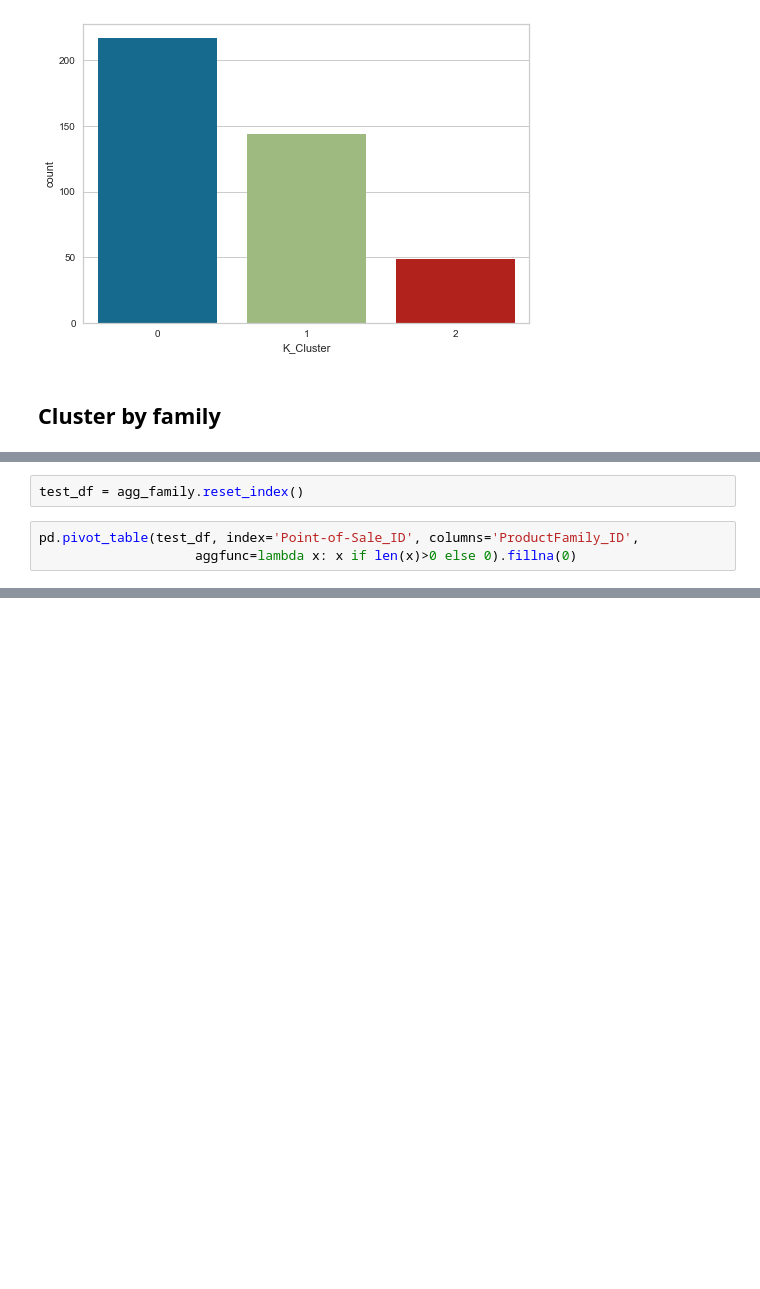
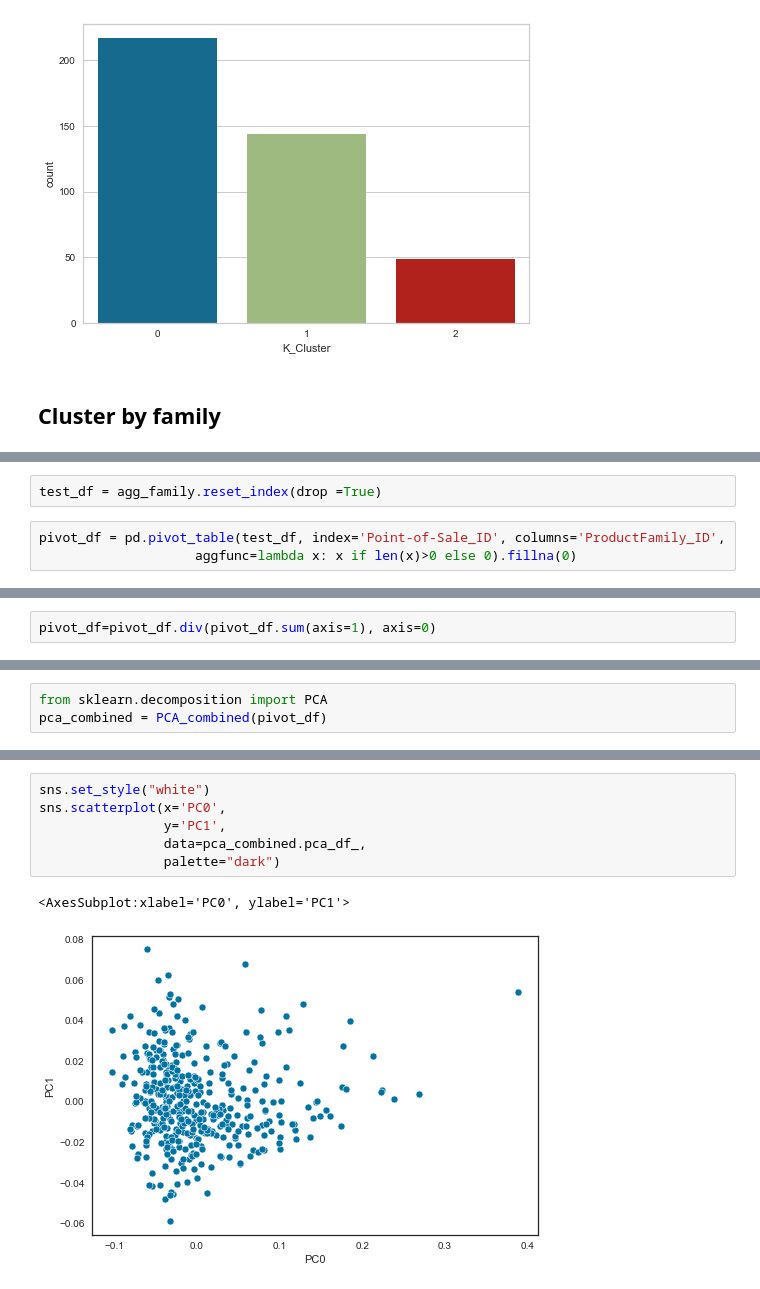
Before and after one commit to LorenzoPigozzi/Business_Cases, a Jupyter notebook: Case 5/BC5_Phuc.ipynb, the cells around one changed output, grey strips where cells are left out. Saved outputs shown, nothing was run; the diff lists cells and outputs as text; blank space fills up the shorter version.

```diff
--- a/Case 5/BC5_Phuc.ipynb
+++ b/Case 5/BC5_Phuc.ipynb
@@ -172,5 +172,5 @@ agg_family.to_csv(r'D:\NOVAIMS_MAA\agg_family.csv')
 # %%
-test_df = agg_family.reset_index()
+test_df = agg_family.reset_index(drop =True)
 # %%
-pd.pivot_table(test_df, index='Point-of-Sale_ID', columns='ProductFamily_ID',
+pivot_df = pd.pivot_table(test_df, index='Point-of-Sale_ID', columns='ProductFamily_ID',
                     aggfunc=lambda x: x if len(x)>0 else 0).fillna(0)
@@ -192,0 +195,2 @@ pd.pivot_table(test_df, index='Point-of-Sale_ID', columns='ProductFamily_ID',
+# %%
+pivot_df=pivot_df.div(pivot_df.sum(axis=1), axis=0)
@@ -192,0 +248,3 @@ pd.pivot_table(test_df, index='Point-of-Sale_ID', columns='ProductFamily_ID',
+# %%
+from sklearn.decomposition import PCA
+pca_combined = PCA_combined(pivot_df)
@@ -192,0 +293,9 @@ pd.pivot_table(test_df, index='Point-of-Sale_ID', columns='ProductFamily_ID',
+# %%
+sns.set_style("white")
+sns.scatterplot(x='PC0',
+                y='PC1',
+                data=pca_combined.pca_df_,
+                palette="dark")
+# %% [output]
+<AxesSubplot:xlabel='PC0', ylabel='PC1'>
+[figure, added]
```
Also changed, not shown: parts of 10 cells of this notebook.
